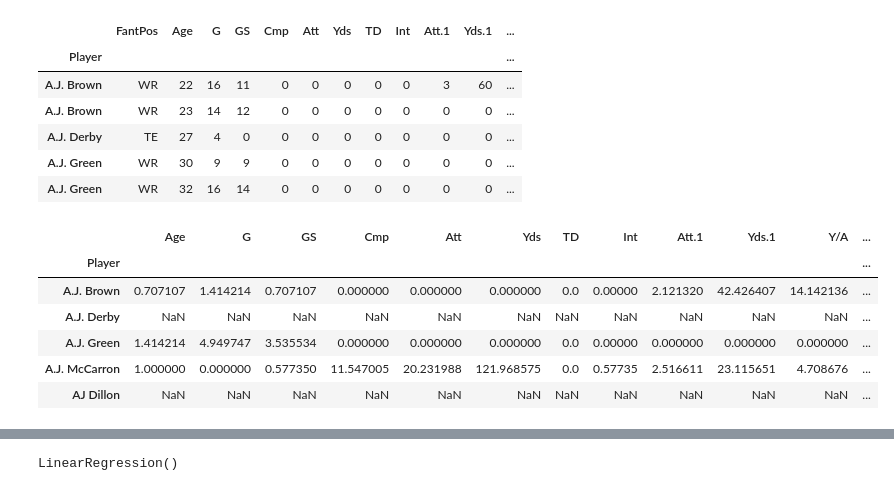
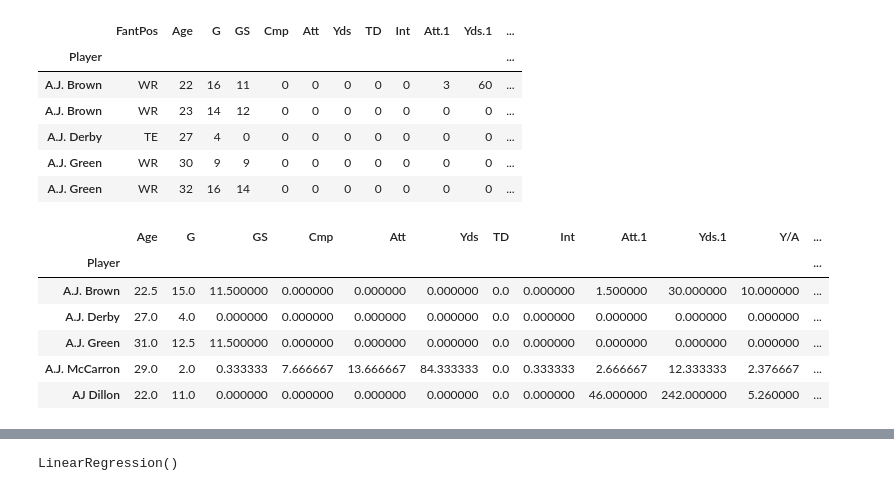
Before and after one commit to ducluu27/Fantasy_Football, a Jupyter notebook: 2021_Analysis.ipynb, the cells around one changed output, grey strips where cells are left out. Drawn from its saved outputs; the diff is of its cells as text; code cells hidden in the pictures.

```diff
--- a/2021_Analysis.ipynb
+++ b/2021_Analysis.ipynb
@@ -180,16 +180,16 @@ new_merge_df.head()
 | A.J. Green | WR | 30 | 9 | 9 | 0 | 0 | 0 | 0 | 0 | 0 | 0 | ... |
 | A.J. Green | WR | 32 | 16 | 14 | 0 | 0 | 0 | 0 | 0 | 0 | 0 | ... |
 # %%
-player_df = new_merge_df.groupby('Player').std()
+player_df = new_merge_df.groupby('Player').mean()
 player_df.head()
 # %% [output]
 |  | Age | G | GS | Cmp | Att | Yds | TD | Int | Att.1 | Yds.1 | Y/A | ... |
 | Player |  |  |  |  |  |  |  |  |  |  |  | ... |
-| A.J. Brown | 0.707107 | 1.414214 | 0.707107 | 0.000000 | 0.000000 | 0.000000 | 0.0 | 0.00000 | 2.121320 | 42.426407 | 14.142136 | ... |
-| A.J. Derby | NaN | NaN | NaN | NaN | NaN | NaN | NaN | NaN | NaN | NaN | NaN | ... |
-| A.J. Green | 1.414214 | 4.949747 | 3.535534 | 0.000000 | 0.000000 | 0.000000 | 0.0 | 0.00000 | 0.000000 | 0.000000 | 0.000000 | ... |
-| A.J. McCarron | 1.000000 | 0.000000 | 0.577350 | 11.547005 | 20.231988 | 121.968575 | 0.0 | 0.57735 | 2.516611 | 23.115651 | 4.708676 | ... |
-| AJ Dillon | NaN | NaN | NaN | NaN | NaN | NaN | NaN | NaN | NaN | NaN | NaN | ... |
+| A.J. Brown | 22.5 | 15.0 | 11.500000 | 0.000000 | 0.000000 | 0.000000 | 0.0 | 0.000000 | 1.500000 | 30.000000 | 10.000000 | ... |
+| A.J. Derby | 27.0 | 4.0 | 0.000000 | 0.000000 | 0.000000 | 0.000000 | 0.0 | 0.000000 | 0.000000 | 0.000000 | 0.000000 | ... |
+| A.J. Green | 31.0 | 12.5 | 11.500000 | 0.000000 | 0.000000 | 0.000000 | 0.0 | 0.000000 | 0.000000 | 0.000000 | 0.000000 | ... |
+| A.J. McCarron | 29.0 | 2.0 | 0.333333 | 7.666667 | 13.666667 | 84.333333 | 0.0 | 0.333333 | 2.666667 | 12.333333 | 2.376667 | ... |
+| AJ Dillon | 22.0 | 11.0 | 0.000000 | 0.000000 | 0.000000 | 0.000000 | 0.0 | 0.000000 | 46.000000 | 242.000000 | 5.260000 | ... |
 # %%
 new_player_df = player_df.dropna()
 new_player_df.head()
```
Also changed, not shown: parts of 5 cells of this notebook, 2 other files.
